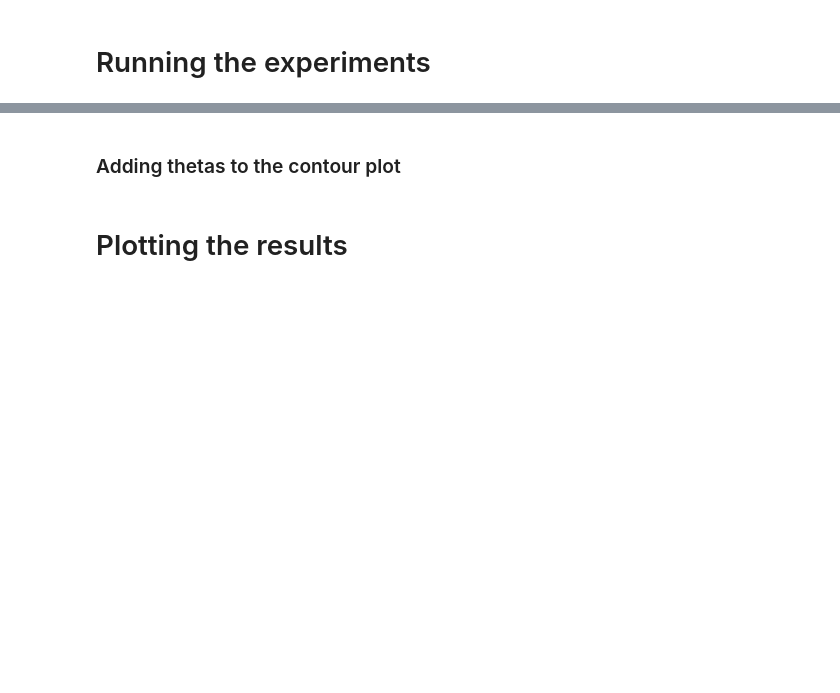
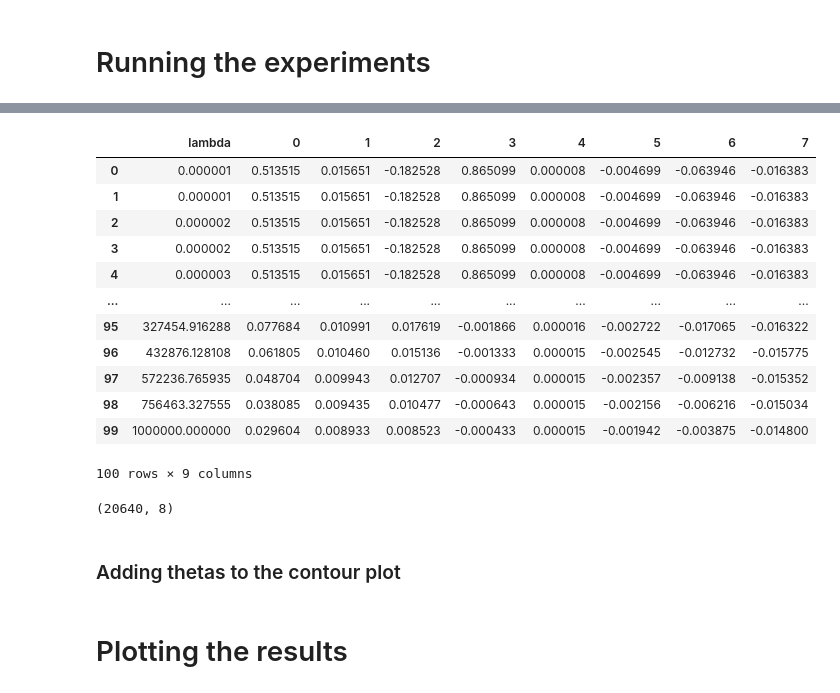
Before and after one commit to HaykTarkhanyan/regularization_lambda_t, a Jupyter notebook: dgp.ipynb, the cells around one changed output, grey strips where cells are left out. Drawn from its saved outputs; the diff is of its cells as text; code cells hidden in the pictures; blank space fills up the shorter version.

```diff
--- a/dgp.ipynb
+++ b/dgp.ipynb
@@ -257,3 +227,23 @@ pd.DataFrame(theta_dict).T
+# %%
+df_thetas_per_lambda
+# %% [output]
+|  | lambda | 0 | 1 | 2 | 3 | 4 | 5 | 6 | 7 |
+| 0 | 0.000001 | 0.513515 | 0.015651 | -0.182528 | 0.865099 | 0.000008 | -0.004699 | -0.063946 | -0.016383 |
+| 1 | 0.000001 | 0.513515 | 0.015651 | -0.182528 | 0.865099 | 0.000008 | -0.004699 | -0.063946 | -0.016383 |
+| 2 | 0.000002 | 0.513515 | 0.015651 | -0.182528 | 0.865099 | 0.000008 | -0.004699 | -0.063946 | -0.016383 |
+| 3 | 0.000002 | 0.513515 | 0.015651 | -0.182528 | 0.865099 | 0.000008 | -0.004699 | -0.063946 | -0.016383 |
+| 4 | 0.000003 | 0.513515 | 0.015651 | -0.182528 | 0.865099 | 0.000008 | -0.004699 | -0.063946 | -0.016383 |
+| ... | ... | ... | ... | ... | ... | ... | ... | ... | ... |
+| 95 | 327454.916288 | 0.077684 | 0.010991 | 0.017619 | -0.001866 | 0.000016 | -0.002722 | -0.017065 | -0.016322 |
+| 96 | 432876.128108 | 0.061805 | 0.010460 | 0.015136 | -0.001333 | 0.000015 | -0.002545 | -0.012732 | -0.015775 |
+| 97 | 572236.765935 | 0.048704 | 0.009943 | 0.012707 | -0.000934 | 0.000015 | -0.002357 | -0.009138 | -0.015352 |
+| 98 | 756463.327555 | 0.038085 | 0.009435 | 0.010477 | -0.000643 | 0.000015 | -0.002156 | -0.006216 | -0.015034 |
+| 99 | 1000000.000000 | 0.029604 | 0.008933 | 0.008523 | -0.000433 | 0.000015 | -0.001942 | -0.003875 | -0.014800 |
+100 rows × 9 columns
+# %%
+X.shape
+# %% [output]
+(20640, 8)
 # %%
 df_thetas_per_lambda = pd.DataFrame(theta_dict).T
 
```
Also changed, not shown: parts of 12 cells of this notebook.
